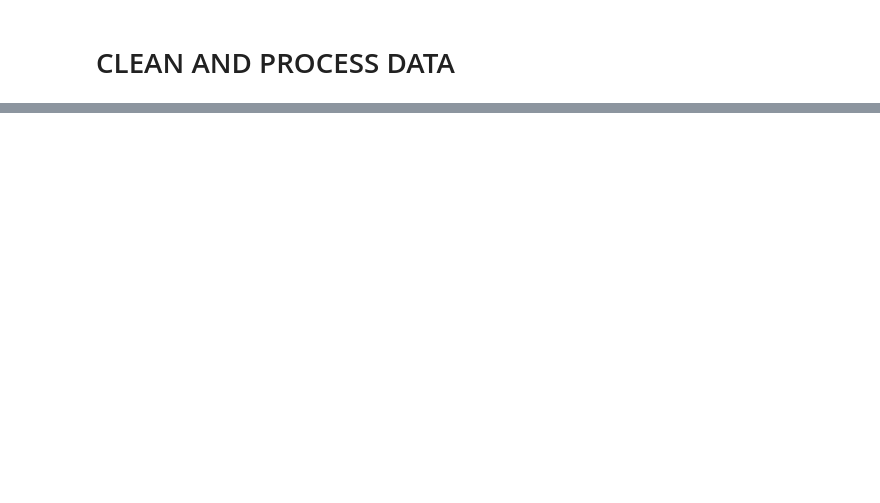
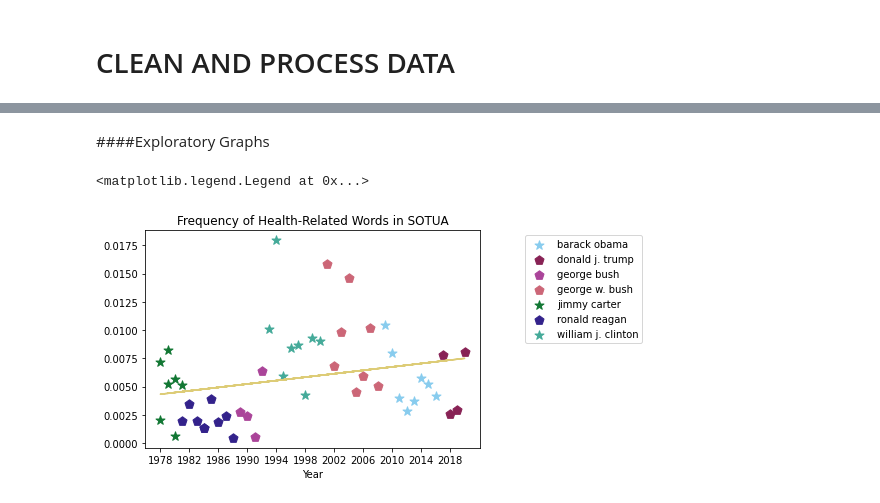
Before and after one commit to damoon843/al-gore-ithms, a Jupyter notebook: final_project.ipynb, the cells around one changed output, grey strips where cells are left out. Saved outputs shown, nothing was run; the diff lists cells and outputs as text; code cells hidden in the pictures; blank space fills up the shorter version.

```diff
--- a/final_project.ipynb
+++ b/final_project.ipynb
@@ -161,0 +231,4 @@ Name: speech, dtype: object
+# %%
+# Convert to text speeches to series
+speeches_series = speeches_df_filtered['speech']
+speeches_series.head(5)
@@ -193,0 +282,2 @@ print(normalized_speeches[0])
+# %%
+speeches_df_filtered['speech'] = normalized_speeches
@@ -197,0 +584,26 @@ print(normalized_speeches[0])
+# %%
+def create_data_df(raw_set):
+  frequencies = []
+  for speech in raw_set["speech"]:
+    freq = 0
+    for word in speech:
+      if word in health_dic:
+        freq += 1
+    frequencies.append(freq / len(speech))
+  data = raw_set.copy()
+  data['freq'] = frequencies
+
+  # Fixes datatype issues
+  data['freq'] = pd.to_numeric(data['freq'])
+  data['year'] = pd.to_numeric(data['year'])
+  data['% spent'] = pd.to_numeric(data['percent health budget spend'])
+  data['is_dem'] = data["is_democrat"].apply(lambda x: x == "True")
+
+  data.drop(['url', 'speech', 'percent health budget spend', "is_democrat"],
+            axis=1, inplace=True)
+  return data
+
+test_data = create_data_df(test_set)
+train_data = create_data_df(train_set)
+all_data = test_data.append(train_data)
+all_data
@@ -197,0 +628,2 @@ print(normalized_speeches[0])
+# %% [markdown]
+####Exploratory Graphs
@@ -197,0 +668,16 @@ print(normalized_speeches[0])
+# %%
+# Change in healthcare mentions over time
+fig, ax = plt.subplots()
+
+plot_items('year', 'freq', ax)
+ax.set_xlabel("Year")
+ax.set_title("Frequency of Health-Related Words in SOTUA")
+ax.set_xticks(range(min(all_data["year"]), max(all_data["year"]) + 1, 4))
+
+# brief linear regression to show general pattern
+m, b = np.polyfit(all_data["year"], all_data["freq"], 1)
+ax.plot(all_data["year"], m*all_data["year"]+b, color='#DDCC77')
+ax.legend(bbox_to_anchor=(1.5, 1))
+# %% [output]
+<matplotlib.legend.Legend at 0x...>
+[figure, added]
```
Also changed, not shown: parts of 63 cells of this notebook.
